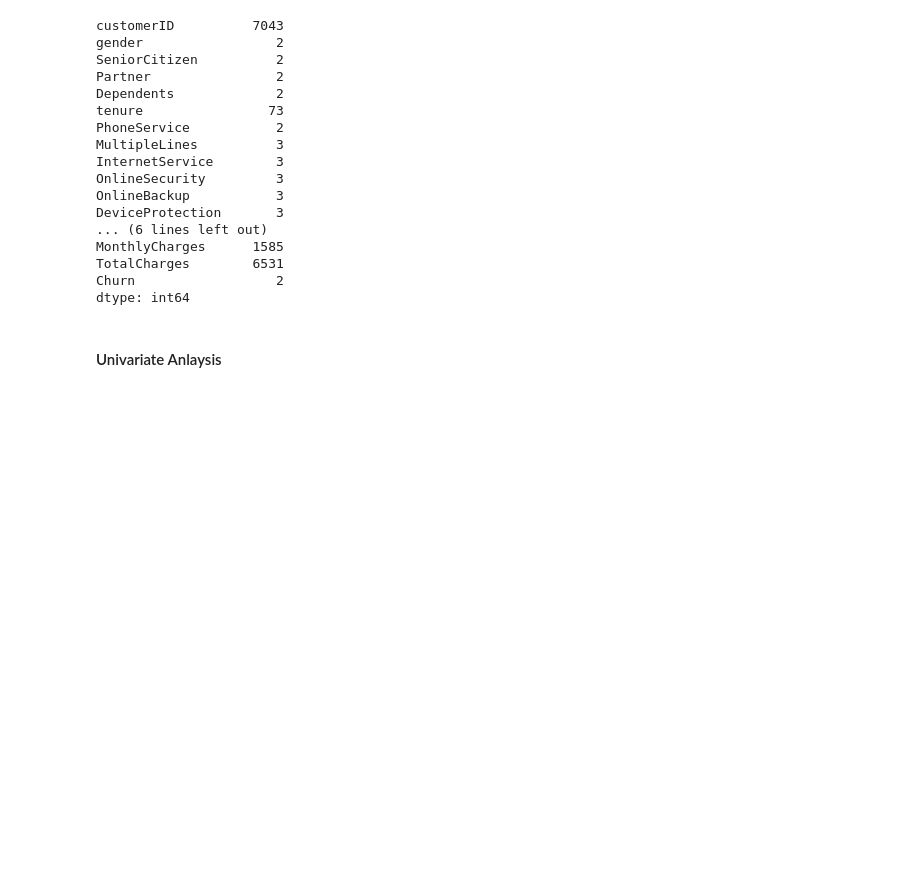
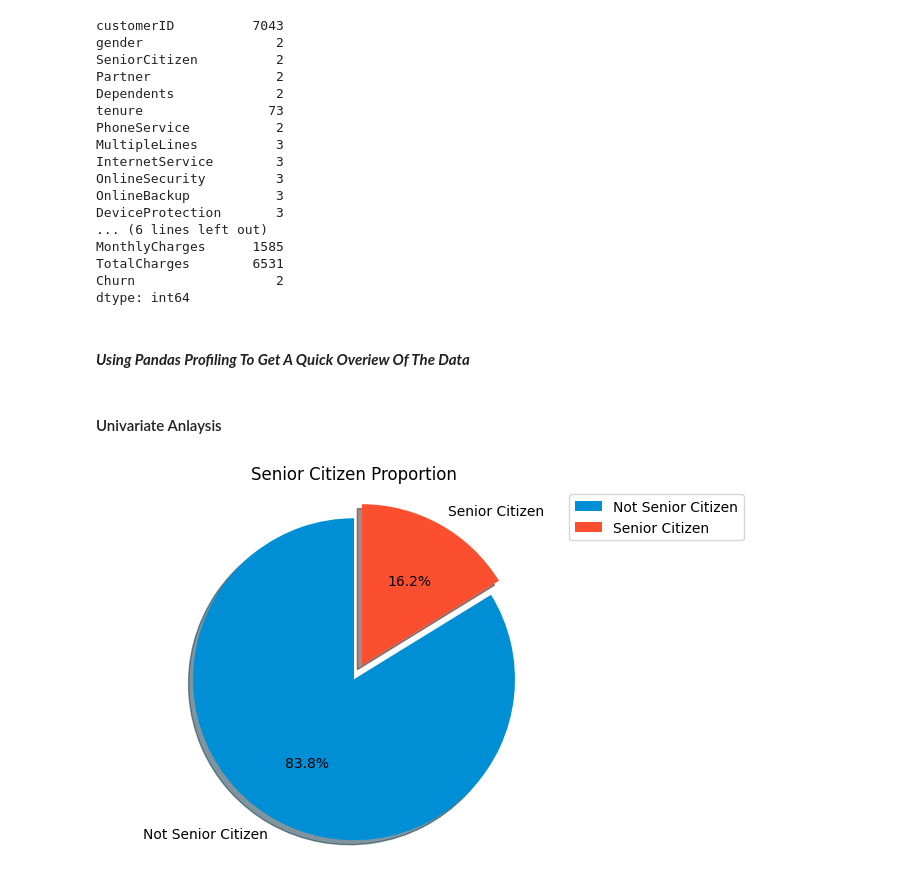
Before and after one commit to Jonasafutu/Career_Accelerator_LP3-Classifcation, a Jupyter notebook: Team Paris LP3 Classification Project.ipynb, the cells around one changed output. Cells and saved outputs as stored; diff of their text form; code cells hidden in the pictures; blank space fills up the shorter version.

```diff
--- a/Team Paris LP3 Classification Project.ipynb
+++ b/Team Paris LP3 Classification Project.ipynb
@@ -128,5 +128,23 @@ MonthlyCharges      1585
 TotalCharges        6531
 Churn                  2
 dtype: int64
+# %% [markdown]
+#### **_Using Pandas Profiling To Get A Quick Overiew Of The Data_**
 # %% [markdown]
 #### Univariate Anlaysis
+# %%
+# Plotting Senior Citizen Proportion
+
+senior_citizen_counts = telco['SeniorCitizen'].value_counts()
+labels = ['Not Senior Citizen', 'Senior Citizen']
+colors = ['#008fd5', '#fc4f30']
+explode = (0, 0.1)
+plt.pie(senior_citizen_counts, labels=labels, explode=explode, colors=colors,
+        autopct='%1.1f%%', shadow=True, startangle=90)
+plt.axis('equal')
+plt.title('Senior Citizen Proportion')
+plt.legend(loc='upper right', bbox_to_anchor=(1.3, 1))
+plt.ylabel('')
+plt.show()
+# %% [output]
+[figure, added]
```
Also changed, not shown: parts of 5 cells of this notebook.
